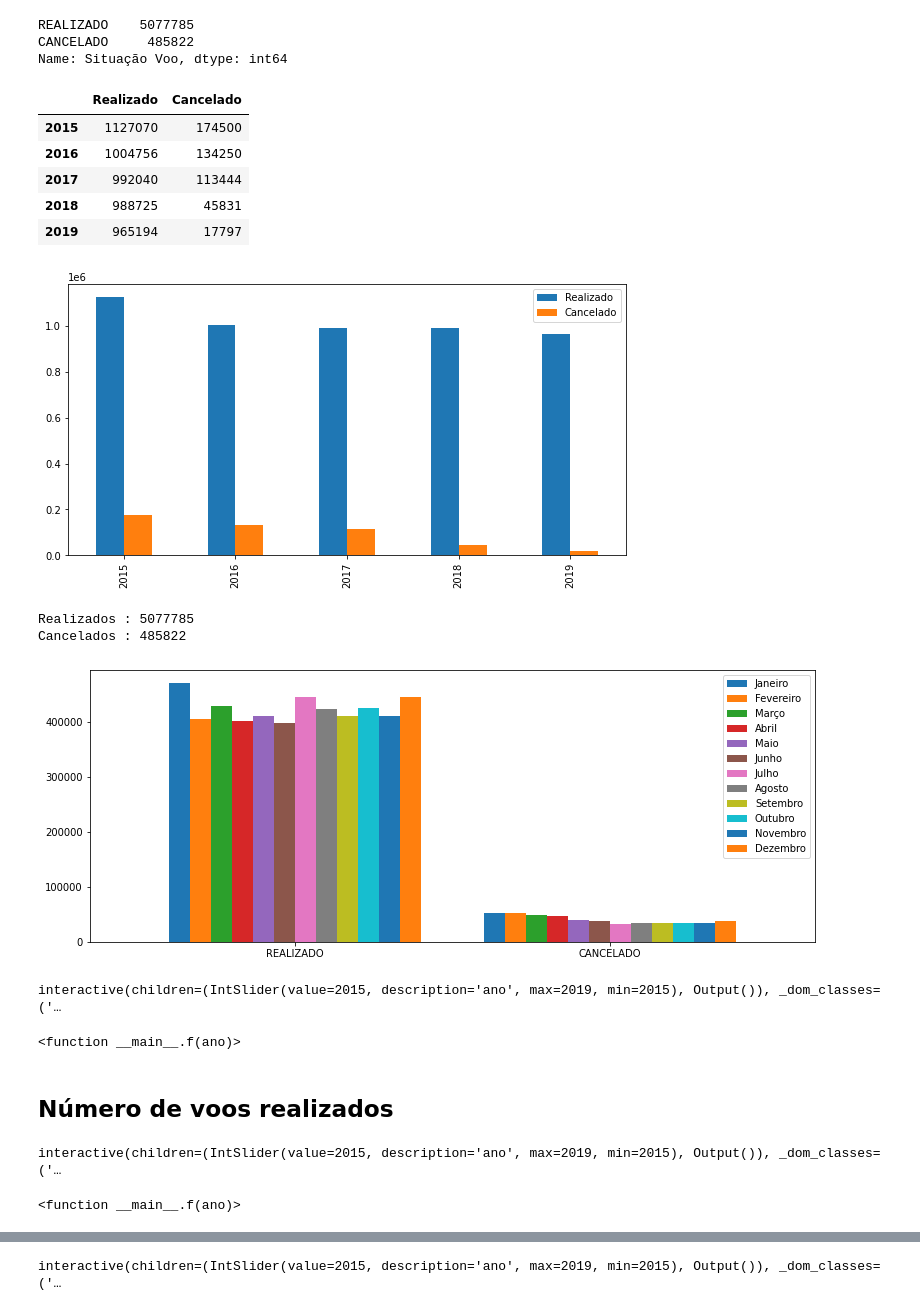
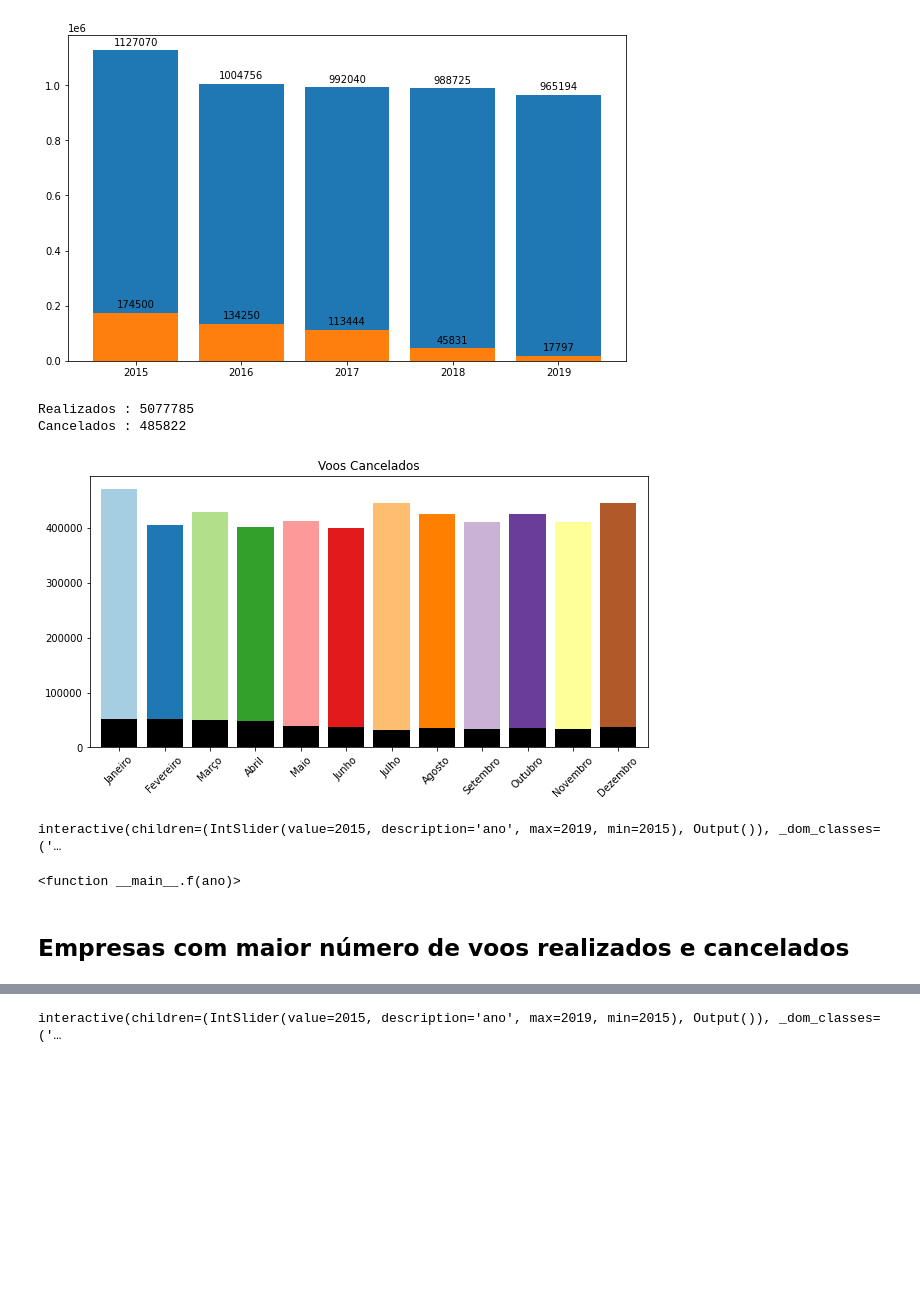
Before and after one commit to gabrielsandrade/MATA62-UFBA, a Jupyter notebook: anac.ipynb, the cells around one changed output, grey strips where cells are left out. Cells and saved outputs as stored; diff of their text form; code cells hidden in the pictures; blank space fills up the shorter version.

```diff
--- a/anac.ipynb
+++ b/anac.ipynb
@@ -51,10 +51,3 @@ for ano in range(2015, 2020):
                         print(e)
 fileCsvFinal['Situação Voo'] = fileCsvFinal['Situação Voo'].str.upper()
 fileCsvFinal['Situação Voo'] = fileCsvFinal['Situação Voo'].str.replace('NÃO REALIZADO', 'CANCELADO', regex=False)
-# %%
-situacaoVoos = fileCsvFinal['Situação Voo'].value_counts()
-situacaoVoos
-# %% [output]
-REALIZADO    5077785
-CANCELADO     485822
-Name: Situação Voo, dtype: int64
@@ -63,36 +54,52 @@ teste = fileCsvFinal[['Situação Voo']].groupby(fileCsvFinal['ICAO Empresa Aér
+# %%
+fileCsvFinal = pd.read_csv('csvFinal.csv')
 # %%
+
+fig, ax = plt.subplots(figsize=(10,6))
 SituacaoPorAno = pd.DataFrame()
 for situacao in fileCsvFinal['Situação Voo'].unique():
     df = fileCsvFinal.loc[fileCsvFinal['Situação Voo'] == situacao]
     df = df['Ano'].value_counts()
     SituacaoPorAno= pd.concat([SituacaoPorAno, df], axis=1)
 SituacaoPorAno.columns = ['Realizado', 'Cancelado']
-SituacaoPorAno.plot(kind='bar',figsize=(10,5))
-SituacaoPorAno
+graphRealizados = plt.bar(SituacaoPorAno['Realizado'].index, SituacaoPorAno['Realizado'].values)
+graphCancelados = plt.bar(SituacaoPorAno['Cancelado'].index, SituacaoPorAno['Cancelado'].values)
+
+def autolabel(graph):
+
+    for rect in graph:
+        valor = rect.get_height()
+        ax.annotate(f'{valor}',
+                    xy=(rect.get_x() + rect.get_width() / 2, valor),
+                    xytext=(0, 3),
+                    textcoords="offset points",
+                    ha='center', va='bottom')
+
+autolabel(graphRealizados)
+autolabel(graphCancelados)
 # %% [output]
-|  | Realizado | Cancelado |
-| 2015 | 1127070 | 174500 |
-| 2016 | 1004756 | 134250 |
-| 2017 | 992040 | 113444 |
-| 2018 | 988725 | 45831 |
-| 2019 | 965194 | 17797 |
-[figure, old version]
+[figure, new version]
 # %%
-fig, axs = plt.subplots(figsize=(13, 5))
+fig, axs = plt.subplots(figsize=(10, 5))
 SituacaoPorMes = pd.DataFrame()
+colors = ['#ff0000','#ffda00','#e76ec6','#03da00','#000','#e7bec6','#004000','#9abec6','#5b196e','#03da00','#03da00','#03da00']
+color=plt.cm.Paired(np.arange(12))
+# print(color)
 for mes in range(1, 13):
     df = fileCsvFinal.loc[fileCsvFinal['Mes'] == mes]
     df = df['Situação Voo'].value_counts()
     SituacaoPorMes= pd.concat([SituacaoPorMes, df], axis=1)
 SituacaoPorMes.columns = ['Janeiro','Fevereiro','Março','Abril','Maio', 'Junho','Julho', 'Agosto','Setembro','Outubro', 'Novembro', 'Dezembro']
-SituacaoPorMes.plot(kind='bar', ax=axs, width=0.8)
+SituacaoPorMes.iloc[0].plot(kind='bar', ax=axs, width=0.8, title="Voos Realizados", color=color)
+SituacaoPorMes.iloc[1].plot(kind='bar', ax=axs, width=0.8, title="Voos Cancelados", color="#000")
+
 labels = axs.get_xticklabels()
 for label in labels:
-    label.set_rotation(0)
+    label.set_rotation(45)
 print(f"Realizados : {int(SituacaoPorMes.iloc[0].sum())}")
 print(f"Cancelados : {int(SituacaoPorMes.iloc[1].sum())}")
 # %% [output]
 Realizados : 5077785
 Cancelados : 485822
-[figure, old version]
+[figure, new version]
 # %%
@@ -118,21 +129,4 @@ interact(f, ano=widgets.IntSlider(min=2015,max=2019,step=1,value=2015))
 interactive(children=(IntSlider(value=2015, description='ano', max=2019, min=2015), Output()), _dom_classes=('…
 <function __main__.f(ano)>
 # %% [markdown]
-## Número de voos realizados
+## Empresas com maior número de voos realizados e cancelados
-# %%
-# fig, axs = plt.subplots(figsize=(10, 5))
-explode = (0.05, 0, 0, 0, 0)
-
-# maioresEmpresas = fileCsvFinal['ICAO Empresa Aérea'].value_counts()
-def f(ano):
-    df = fileCsvFinal[fileCsvFinal['Situação Voo'] == 'REALIZADO']
-    df = df[df['Ano'] == ano]['ICAO Empresa Aérea'].value_counts()
-    teste2 = df[df < df[4]]
-    x = pd.Series({'Outros' : teste2.sum()})
-    y = pd.concat([df[:4], x])
-    y.plot(kind='pie',autopct='%1.1f%%', explode=explode, shadow=True)
-
-interact(f, ano=widgets.IntSlider(min=2015,max=2019,step=1,value=2015))
-# %% [output]
-interactive(children=(IntSlider(value=2015, description='ano', max=2019, min=2015), Output()), _dom_classes=('…
-<function __main__.f(ano)>
```
Also changed, not shown: parts of 8 cells of this notebook.
